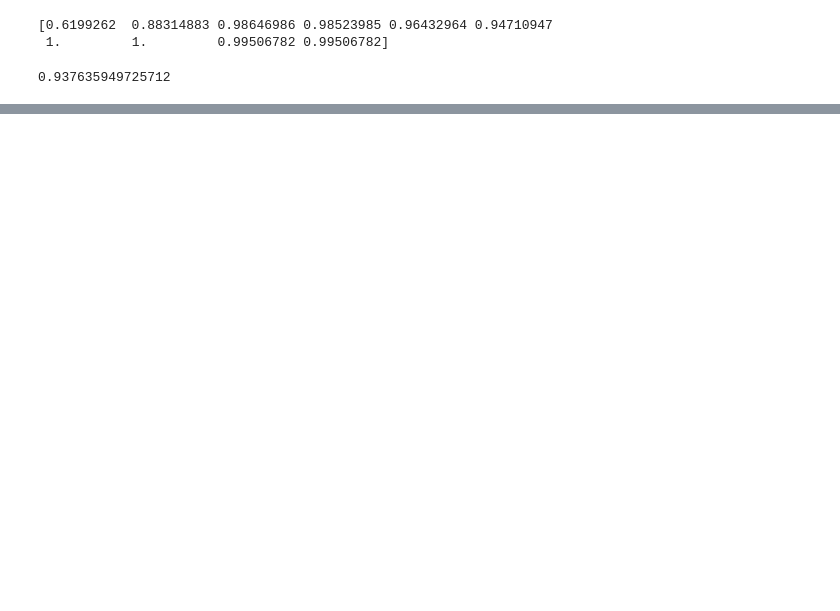
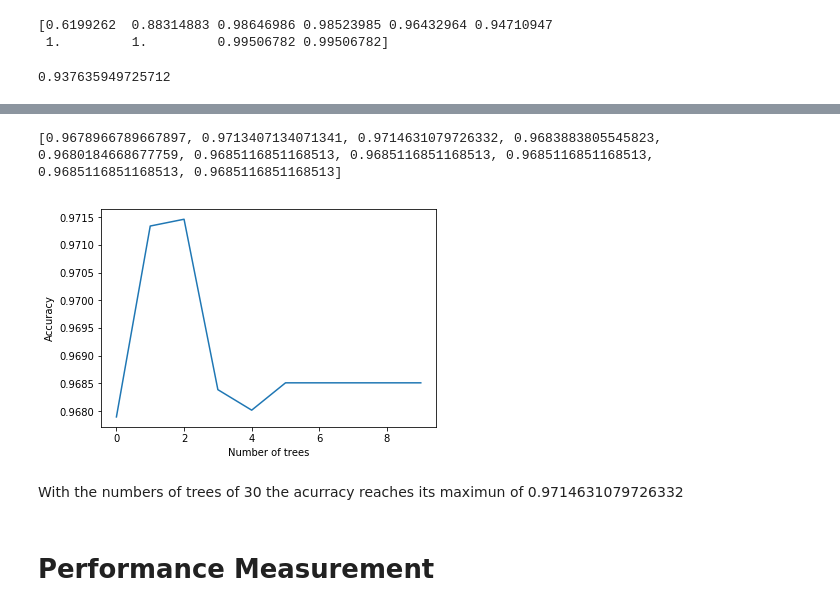
Before and after one commit to AprendizadoDeMaquina-2-2018/Mushroom_ML, a Jupyter notebook: Random_Forest/Random_Forest.ipynb, the cells around one changed output, grey strips where cells are left out. Cells and saved outputs as stored; diff of their text form; code cells hidden in the pictures; blank space fills up the shorter version.

```diff
--- a/Random_Forest/Random_Forest.ipynb
+++ b/Random_Forest/Random_Forest.ipynb
@@ -72,0 +104,22 @@ scores.mean()
+# %%
+cv_scores = []
+
+for n_estimators in range(10, 110, 10):
+    random_tree_model = RandomForestClassifier(n_estimators=n_estimators, max_depth=9, random_state=0)
+    scores = cross_val_score(random_tree_model, X, y, cv=10)
+    cv_scores.append(scores.mean())
+
+print(cv_scores)
+# %% [output]
+[0.9678966789667897, 0.9713407134071341, 0.9714631079726332, 0.9683883805545823, 0.9680184668677759, 0.9685116851168513, 0.9685116851168513, 0.9685116851168513, 0.9685116851168513, 0.9685116851168513]
+# %%
+plt.plot(range(0,10), cv_scores)
+plt.xlabel('Number of trees')
+plt.ylabel('Accuracy')
+plt.show()
+# %% [output]
+[figure, added]
+# %% [markdown]
+With the numbers of trees of 30 the acurracy reaches its maximun of 0.9714631079726332
+# %% [markdown]
+# Performance Measurement
```
Also changed, not shown: parts of 11 cells of this notebook.
